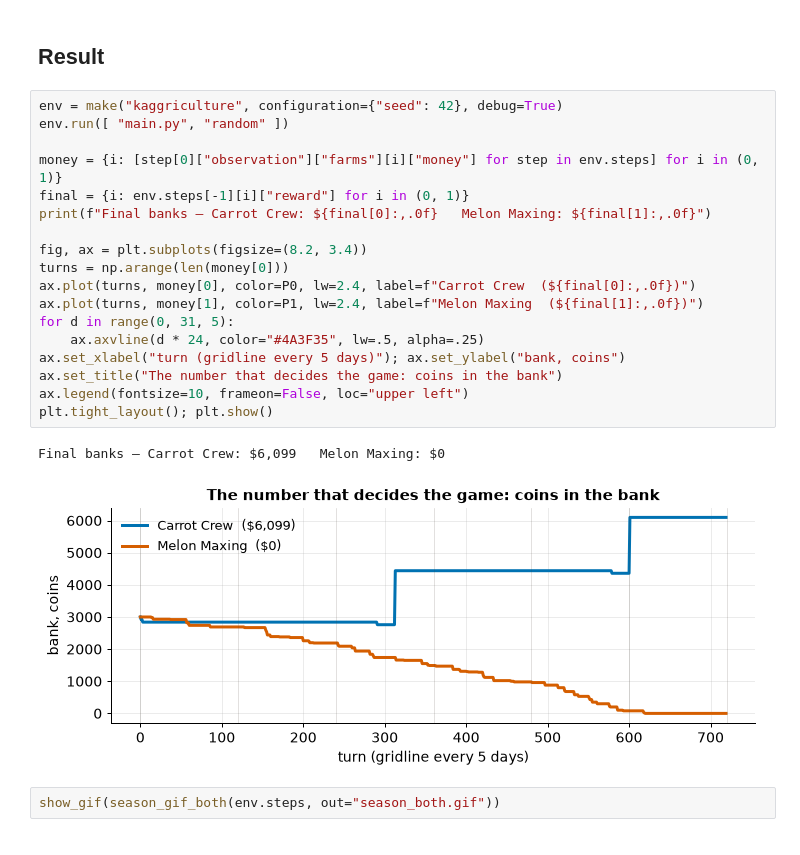
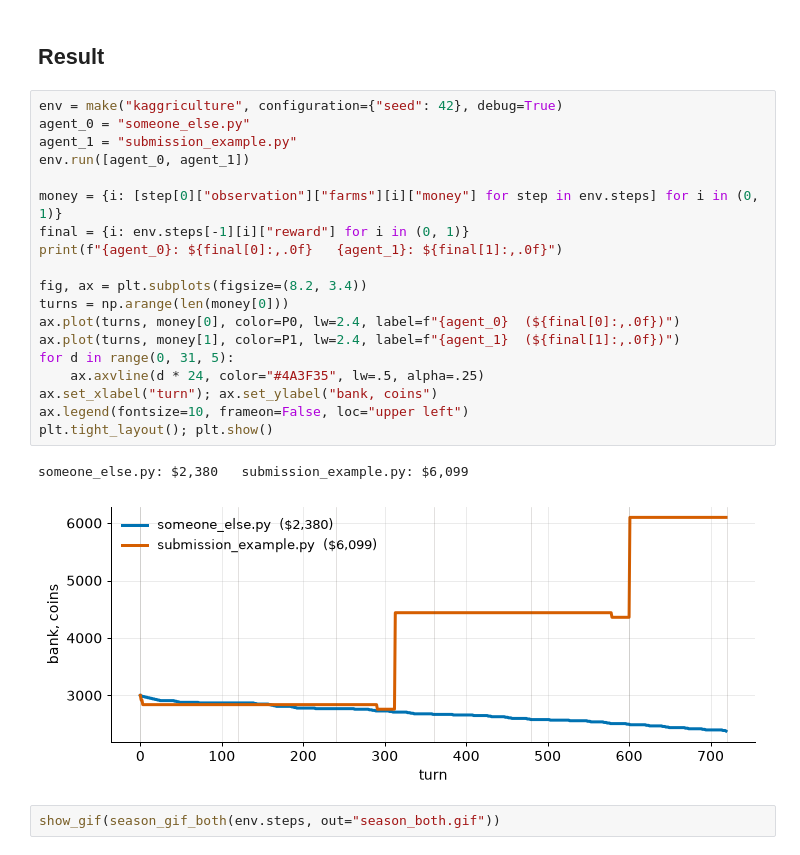
Before and after one commit to bravefe/Kaggriculture, a Jupyter notebook: kaggriculture-getting-started.ipynb, the cells around one changed output. Drawn from its saved outputs; the diff is of its cells as text.

Commit message:
finalize main

```diff
--- a/kaggriculture-getting-started.ipynb
+++ b/kaggriculture-getting-started.ipynb
@@ -924,25 +924,26 @@ Overwriting main.py
 ## Result
 # %%
 env = make("kaggriculture", configuration={"seed": 42}, debug=True)
-env.run([ "main.py", "random" ])
+agent_0 = "someone_else.py"
+agent_1 = "submission_example.py"
+env.run([agent_0, agent_1])
 
 money = {i: [step[0]["observation"]["farms"][i]["money"] for step in env.steps] for i in (0, 1)}
 final = {i: env.steps[-1][i]["reward"] for i in (0, 1)}
-print(f"Final banks — Carrot Crew: ${final[0]:,.0f}   Melon Maxing: ${final[1]:,.0f}")
+print(f"{agent_0}: ${final[0]:,.0f}   {agent_1}: ${final[1]:,.0f}")
 
 fig, ax = plt.subplots(figsize=(8.2, 3.4))
 turns = np.arange(len(money[0]))
-ax.plot(turns, money[0], color=P0, lw=2.4, label=f"Carrot Crew  (${final[0]:,.0f})")
-ax.plot(turns, money[1], color=P1, lw=2.4, label=f"Melon Maxing  (${final[1]:,.0f})")
+ax.plot(turns, money[0], color=P0, lw=2.4, label=f"{agent_0}  (${final[0]:,.0f})")
+ax.plot(turns, money[1], color=P1, lw=2.4, label=f"{agent_1}  (${final[1]:,.0f})")
 for d in range(0, 31, 5):
     ax.axvline(d * 24, color="#4A3F35", lw=.5, alpha=.25)
-ax.set_xlabel("turn (gridline every 5 days)"); ax.set_ylabel("bank, coins")
-ax.set_title("The number that decides the game: coins in the bank")
+ax.set_xlabel("turn"); ax.set_ylabel("bank, coins")
 ax.legend(fontsize=10, frameon=False, loc="upper left")
 plt.tight_layout(); plt.show()
 # %% [output]
-Final banks — Carrot Crew: $6,099   Melon Maxing: $0
+someone_else.py: $2,380   submission_example.py: $6,099
-[figure, old version]
+[figure, new version]
 # %%
 show_gif(season_gif_both(env.steps, out="season_both.gif"))
 # %% [output]
```
Also changed, not shown: 4 other files.
